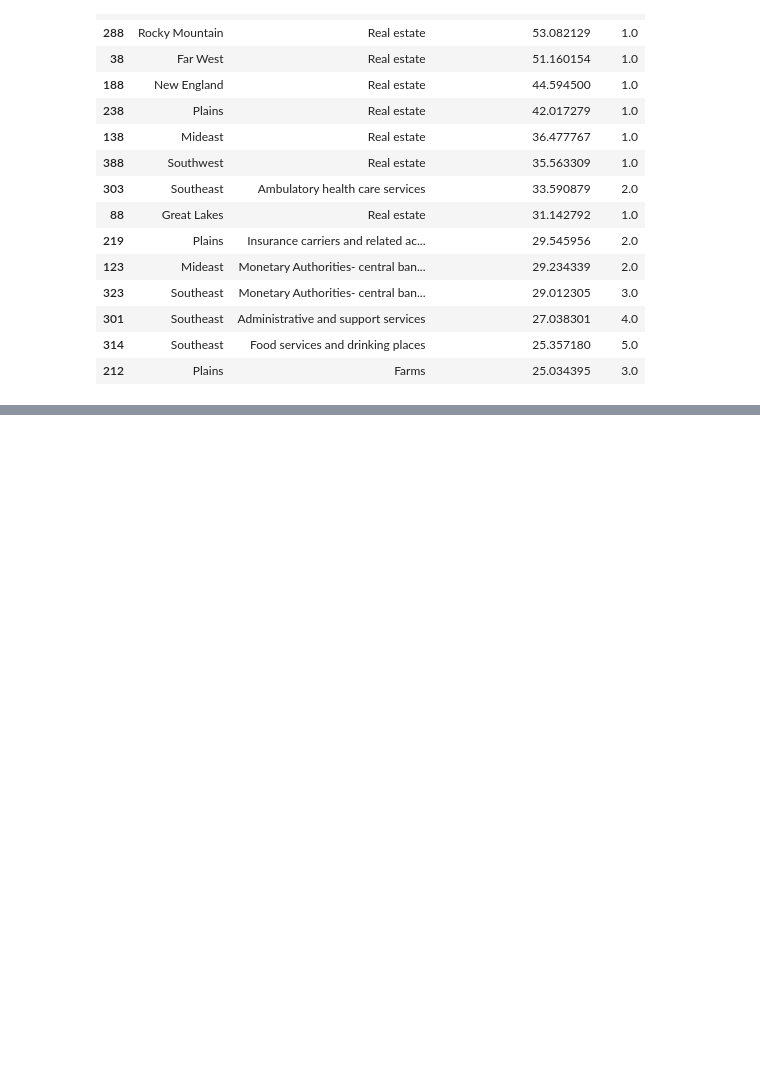
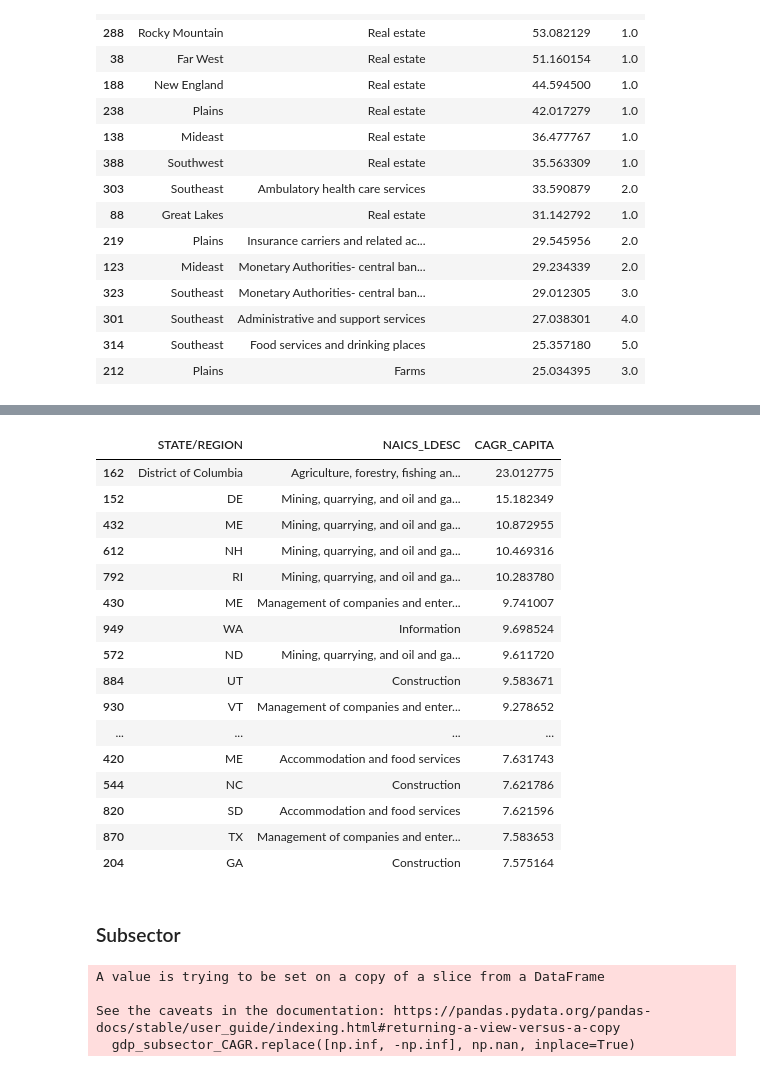
Before and after one commit to buterabuilds/NSS-Capstone, a Jupyter notebook: notebooks/eda_visualizations.ipynb, the cells around one changed output, grey strips where cells are left out. Drawn from its saved outputs; the diff is of its cells as text; code cells hidden in the pictures; blank space fills up the shorter version.

Commit message:
Adding CAGR

```diff
--- a/notebooks/eda_visualizations.ipynb
+++ b/notebooks/eda_visualizations.ipynb
@@ -396,0 +402,27 @@ gdp_subsector_reg_growth.sort_values(by=['GROWTH_CONTRIBUTION'],ascending=False)
+# %%
+gdp_df['GDP_CAPITA'] = gdp_df['GDP'] / gdp_df['EST_POP']
+# %%
+gdp_2010 = (gdp_df
+                .loc[gdp_df['YEAR'] == 2010][[
+                    'REGION_NAME',
+                    'STATE/REGION',
+                    'NAICS',
+                    'NAICS_LDESC',
+                    'LEVEL',
+                    'GDP',
+                    'GDP_CAPITA',
+                    'BEA_REGION']])
+gdp_2024 = (gdp_df
+                .loc[gdp_df['YEAR'] == 2024][[
+                    'REGION_NAME',
+                    'STATE/REGION',
+                    'NAICS',
+                    'NAICS_LDESC',
+                    'LEVEL',
+                    'GDP',
+                    'GDP_CAPITA',
+                    'BEA_REGION']])
+# %%
+gdp_CAGR = gdp_2010.merge(gdp_2024, on=['REGION_NAME','STATE/REGION','NAICS','NAICS_LDESC','LEVEL','BEA_REGION'])
+gdp_CAGR['CAGR'] = ((gdp_CAGR['GDP_y'] / gdp_CAGR['GDP_x']) ** (1/14) - 1) * 100
+gdp_CAGR['CAGR_CAPITA'] = ((gdp_CAGR['GDP_CAPITA_y'] / gdp_CAGR['GDP_CAPITA_x']) ** (1/14) - 1) * 100
@@ -396,0 +446,2 @@ gdp_subsector_reg_growth.sort_values(by=['GROWTH_CONTRIBUTION'],ascending=False)
+# %%
+gdp_sector_CAGR = gdp_CAGR.loc[gdp_CAGR['LEVEL'] == 2]
@@ -396,0 +477,24 @@ gdp_subsector_reg_growth.sort_values(by=['GROWTH_CONTRIBUTION'],ascending=False)
+# %%
+(gdp_sector_CAGR
+    .groupby(['STATE/REGION','NAICS_LDESC'])['CAGR_CAPITA'].mean().reset_index()
+    .sort_values(by='CAGR_CAPITA',ascending=False)).head(30)
+# %% [output]
+|  | STATE/REGION | NAICS_LDESC | CAGR_CAPITA |
+| 162 | District of Columbia | Agriculture, forestry, fishing an... | 23.012775 |
+| 152 | DE | Mining, quarrying, and oil and ga... | 15.182349 |
+| 432 | ME | Mining, quarrying, and oil and ga... | 10.872955 |
+| 612 | NH | Mining, quarrying, and oil and ga... | 10.469316 |
+| 792 | RI | Mining, quarrying, and oil and ga... | 10.283780 |
+| 430 | ME | Management of companies and enter... | 9.741007 |
+| 949 | WA | Information | 9.698524 |
+| 572 | ND | Mining, quarrying, and oil and ga... | 9.611720 |
+| 884 | UT | Construction | 9.583671 |
+| 930 | VT | Management of companies and enter... | 9.278652 |
+| ... | ... | ... | ... |
+| 420 | ME | Accommodation and food services | 7.631743 |
+| 544 | NC | Construction | 7.621786 |
+| 820 | SD | Accommodation and food services | 7.621596 |
+| 870 | TX | Management of companies and enter... | 7.583653 |
+| 204 | GA | Construction | 7.575164 |
+# %% [markdown]
+### Subsector
@@ -396,0 +503,7 @@ gdp_subsector_reg_growth.sort_values(by=['GROWTH_CONTRIBUTION'],ascending=False)
+# %%
+gdp_subsector_CAGR.replace([np.inf, -np.inf], np.nan, inplace=True)
+# %% [output]
+A value is trying to be set on a copy of a slice from a DataFrame
+
+See the caveats in the documentation: https://pandas.pydata.org/pandas-docs/stable/user_guide/indexing.html#returning-a-view-versus-a-copy
+  gdp_subsector_CAGR.replace([np.inf, -np.inf], np.nan, inplace=True)
```
Also changed, not shown: parts of 21 cells of this notebook.
